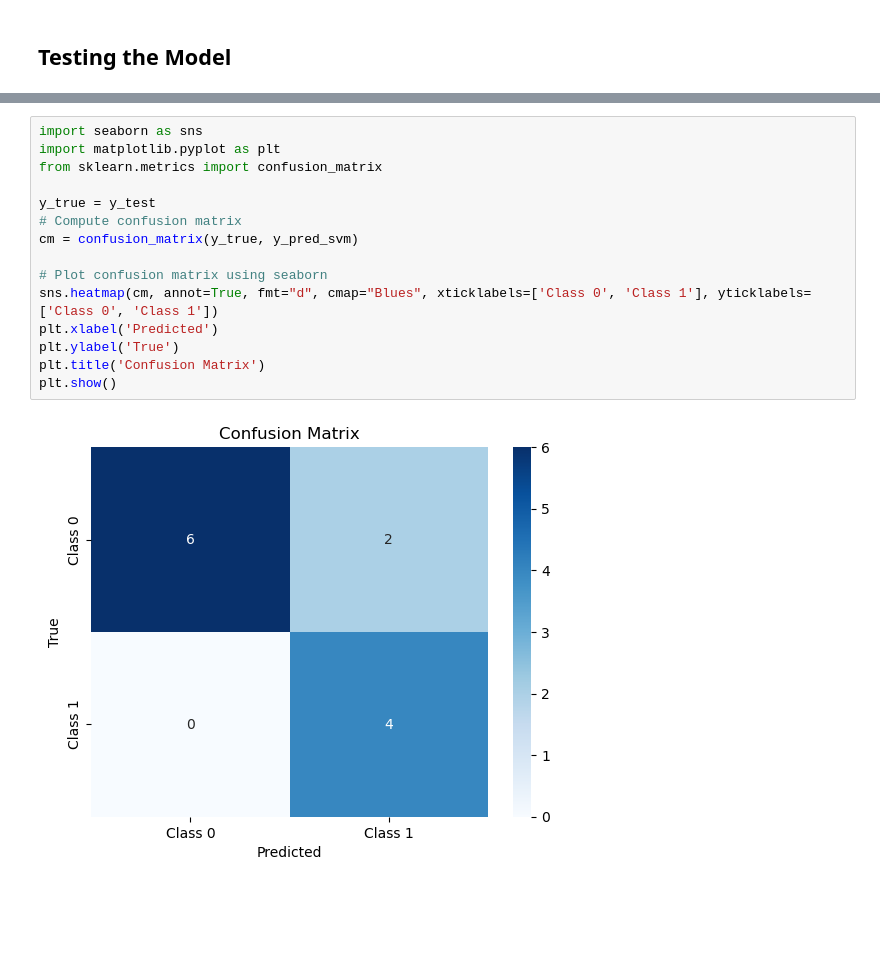
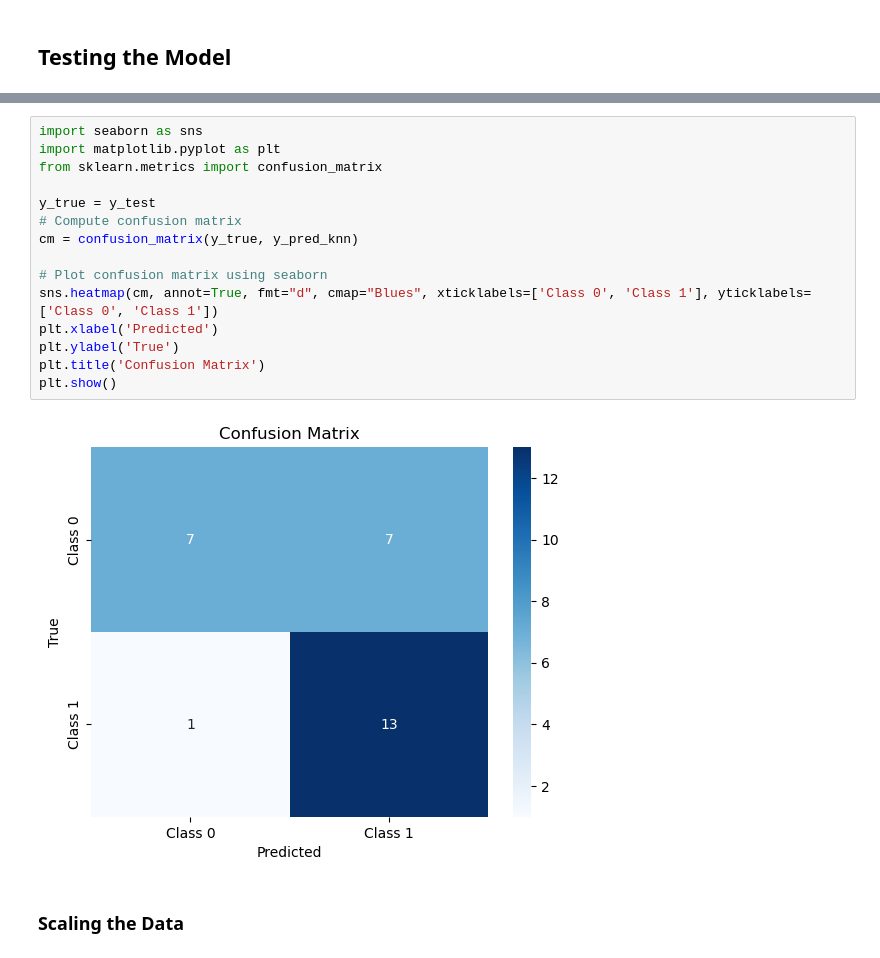
Before and after one commit to kunathmi/cmse492_project, a Jupyter notebook: notebooks/03_model_training.ipynb, the cells around one changed output, grey strips where cells are left out. Cells and saved outputs as stored; diff of their text form; blank space fills up the shorter version.

```diff
--- a/notebooks/03_model_training.ipynb
+++ b/notebooks/03_model_training.ipynb
@@ -136,17 +136,19 @@ Accuracy of Random Forest: 0.83
 # %%
 import seaborn as sns
 import matplotlib.pyplot as plt
 from sklearn.metrics import confusion_matrix
 
 y_true = y_test
 # Compute confusion matrix
-cm = confusion_matrix(y_true, y_pred_svm)
+cm = confusion_matrix(y_true, y_pred_knn)
 
 # Plot confusion matrix using seaborn
 sns.heatmap(cm, annot=True, fmt="d", cmap="Blues", xticklabels=['Class 0', 'Class 1'], yticklabels=['Class 0', 'Class 1'])
 plt.xlabel('Predicted')
 plt.ylabel('True')
 plt.title('Confusion Matrix')
 plt.show()
 # %% [output]
-[figure, old version]
+[figure, new version]
+# %% [markdown]
+### Scaling the Data
```
Also changed, not shown: parts of 14 cells of this notebook, 1 other file.
